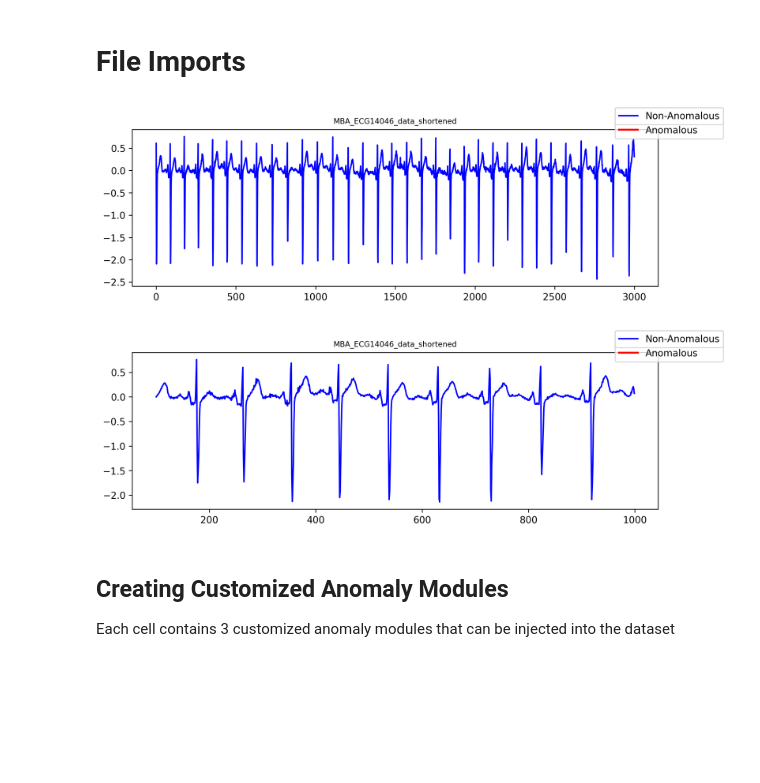
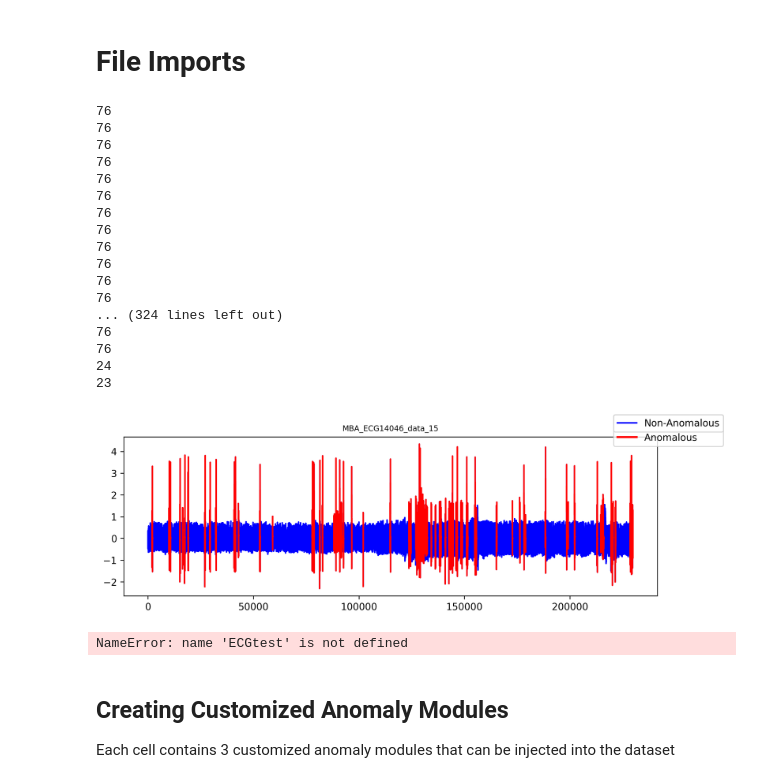
Before and after one commit to mac-dsl/AnomalyDriftDetection, a Jupyter notebook: anomaly_injection_demo.ipynb, the cells around one changed output. Saved outputs shown, nothing was run; the diff lists cells and outputs as text; code cells hidden in the pictures; blank space fills up the shorter version.

```diff
--- a/anomaly_injection_demo.ipynb
+++ b/anomaly_injection_demo.ipynb
@@ -17,16 +17,33 @@ ECG2 = Stream('/Users/akankshanehete/Desktop/AnomalyDriftDetection/data/benchmar
 ECG3 = Stream('/Users/akankshanehete/Desktop/AnomalyDriftDetection/data/benchmark/ECG/MBA_ECG14046_data_15.arff')
 # %%
 # importing demo dataset into Stream so it can be modified
-ECGtest = Stream('/Users/akankshanehete/Desktop/AnomalyDriftDetection/data/benchmark/ECG/MBA_ECG14046_data_shortened.arff')
+ECG3 = Stream('/Users/akankshanehete/Desktop/AnomalyDriftDetection/data/benchmark/ECG/MBA_ECG14046_data_15.arff')
 # plotting demo dataset
-ECGtest.plot()
+ECG3.plot()
 # %% [output]
+76
+76
+76
+76
+76
+76
+76
+76
+76
+76
+76
+76
+... (324 lines left out)
+76
+76
+24
+23
-[figure, old version]
+[figure, new version]
 # %%
 # plotting a portion of the dataset to get a closer look at the data
 ECGtest.plot(start=100, end=1000)
 # %% [output]
-[figure, removed]
+NameError: name 'ECGtest' is not defined
 # %%
 # creating intervals within the stream in or
 ECGtestanomalies = createAnomalyIntervals(ECGtest)
```
Also changed, not shown: parts of 2 cells of this notebook, 4 other files.
